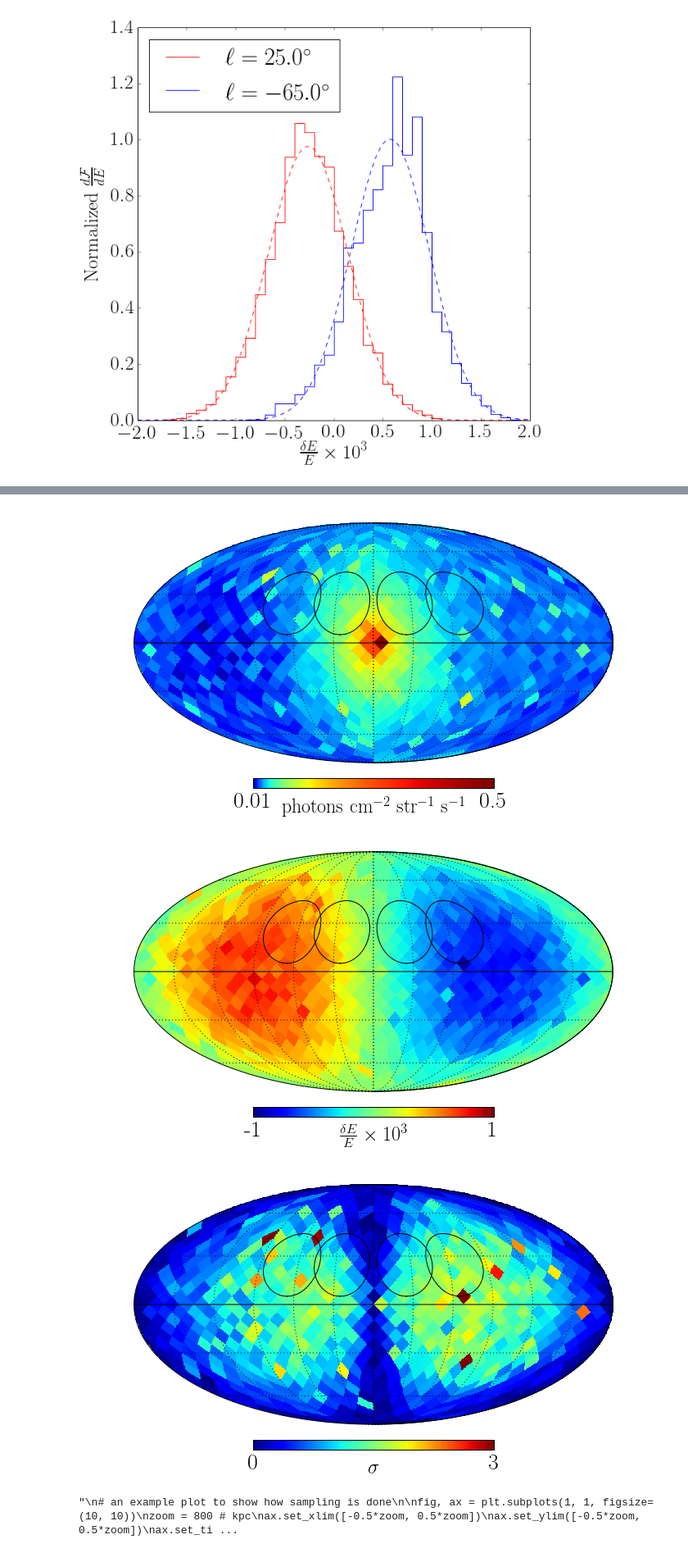
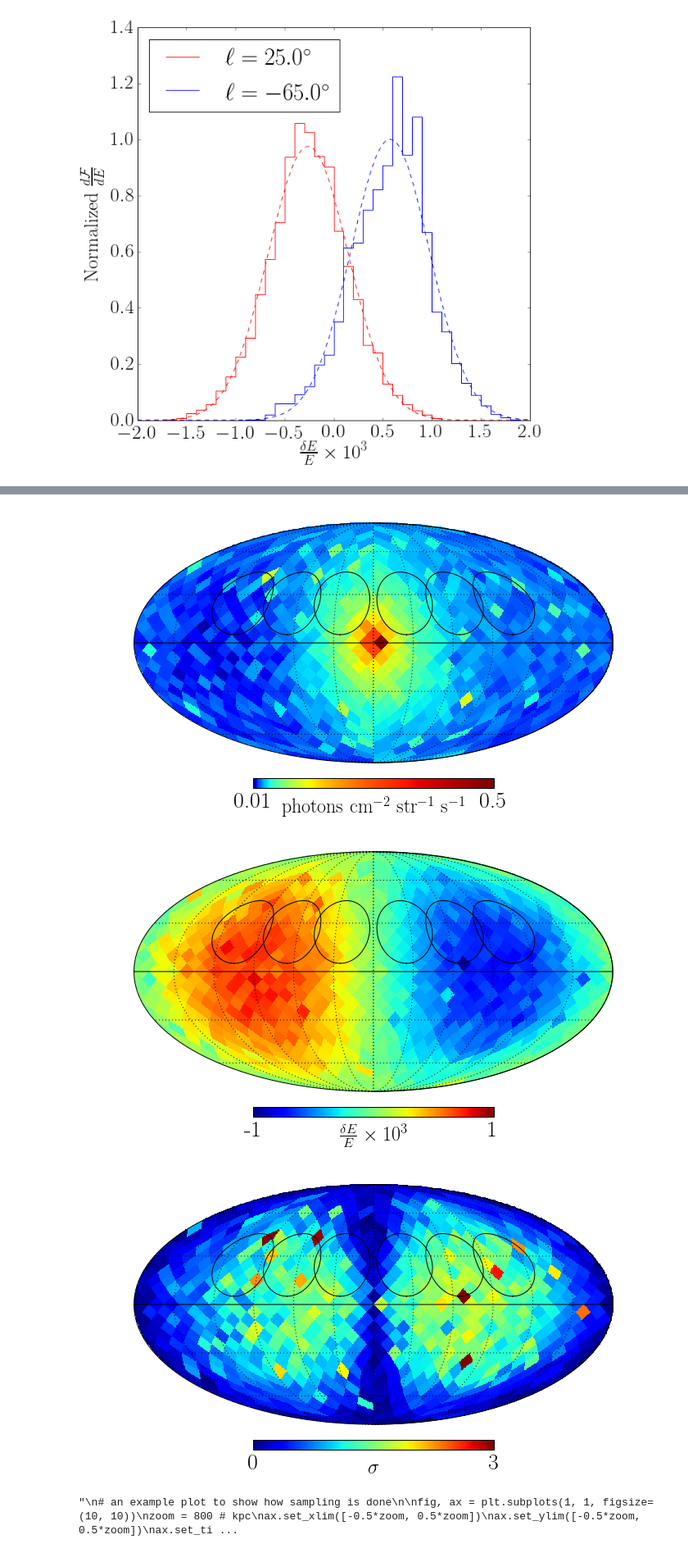
Before and after one commit to ranjanlaha/DMVS, a Jupyter notebook: python/figures.ipynb, the cells around one changed output, grey strips where cells are left out. Shown at 82% size. Cells and saved outputs as stored; diff of their text form; code cells hidden in the pictures.

```diff
--- a/python/figures.ipynb
+++ b/python/figures.ipynb
@@ -78,3 +75,34 @@ fig.savefig('../img/dnde_demo.png', bbox_inches='tight')
 -0.25923677767 0.409085487658
 0.576133638681 0.398524588669
 [figure]
+# %%
+# Plot halo 374 results!
+fig, ax = plt.subplots(1, 1, figsize=(10, 10))
+nb, an, fill = vsh.loadSpectroscopyData(halo=374)
+ax.plot([-120, 120], [0,0], 'k-', lw=0.4)
+
+inds=[0,2,4,6,8,10]
+ax.errorbar(nb['l'][inds], nb['cen'][inds]*10**3,\
+            yerr=nb['sig'][inds]*10**3, fmt='o', c='blue', label='N-body')
+
+flon = fill['l']
+cent = fill['cen']*10**3
+plus = cent + fill['sig']*10**3
+minus = cent - fill['sig']*10**3
+ax.fill_between(flon, minus, plus, facecolor='black', alpha=0.08, label='Analytic')
+ax.plot(flon, cent, 'k-', alpha=0.1)
+
+
+# frills
+# ax.set_title(r'Decay line spectral shift')
+ax.set_ylabel(r'$\frac{\delta E}{E} \times 10^3$')
+ax.set_xlabel(r'$\ell$ ($^{\circ}$)')
+ax.set_xlim(-120., 120.)
+ax.invert_xaxis()
+ax.set_ylim(-1.2, 1.2)
+ax.grid(True)
+
+ax.legend(loc='upper left')
+
+# fig.savefig('../img/de_vs_l_800.png', bbox_inches='tight')
+# fig.savefig('../img/de_vs_l_filled.png', bbox_inches='tight')
@@ -109,42 +140,47 @@ ahs = 1.0*0.37892243899248773*300.0
 
 hp.mollview(hpspec['flux'], norm='log', title='', min = .01, max=0.5, \
             unit=r'$\mathrm{photons~cm^{-2}~str^{-1}~s^{-1}}$', **mapargs);
+#             unit=r'$\mathrm{photons~cm^{-2}~str^{-1}~s^{-1}}$', flip='geo', **mapargs);
 # plot_beams()
-plot_beams(lon=[-65., -25., 25., 65.])
+
+# plot_beams(lon=[-65., -25., 25., 65.])
+plot_beams(lon=[-105., -65., -25., 25., 65., 105.])
 hp.graticule();
 bigger_units()
 plt.savefig('../img/flux_map_374.png', bbox_inches='tight', pad_inches=0)
 
 hp.mollview(hpspec['centroid']*10**3, min=-1.0, max=1.0, title='', \
             unit=r'$\frac{\delta E}{E} \times 10^3$', **mapargs);
-plot_beams(lon=[-65., -25., 25., 65.])
+# plot_beams(lon=[-65., -25., 25., 65.])
+plot_beams(lon=[-105., -65., -25., 25., 65., 105.])
 hp.graticule();
 bigger_units();
 plt.savefig('../img/line_map_374.png', bbox_inches='tight', pad_inches=0)
 
 # hp.mollview(hpspec['sigma_centroid']*10**3, title='Centroid uncertainty', \
 #             unit=r'$\frac{\delta E}{E} \times 10^3$', **mapargs)
 # hp.graticule();
 
 hp.mollview(np.abs(hpspec['centroid']/hpspec['sigma_centroid'])*ahs**0.5, min = 0, max=3, \
             title='', unit=r'$\sigma$', **mapargs);
-plot_beams(lon=[-65., -25., 25., 65.])
+# plot_beams(lon=[-65., -25., 25., 65.])
+plot_beams(lon=[-105., -65., -25., 25., 65., 105.])
 hp.graticule();
 bigger_units();
 plt.savefig('../img/sigma_map_374.png', bbox_inches='tight', pad_inches=0)
 # %% [output]
 0.0 180.0 -180.0 180.0
 The interval between parallels is 30 deg -0.00'.
 The interval between meridians is 30 deg -0.00'.
 0.0 180.0 -180.0 180.0
 The interval between parallels is 30 deg -0.00'.
 The interval between meridians is 30 deg -0.00'.
 0.0 180.0 -180.0 180.0
 The interval between parallels is 30 deg -0.00'.
 The interval between meridians is 30 deg -0.00'.
-[figure, old version]
+[figure, new version]
-[figure, old version]
+[figure, new version]
-[figure, old version]
+[figure, new version]
 # %%
 '''
 An example plot to show how sampling is done
```
Also changed, not shown: parts of 3 cells of this notebook, 6 other files.
